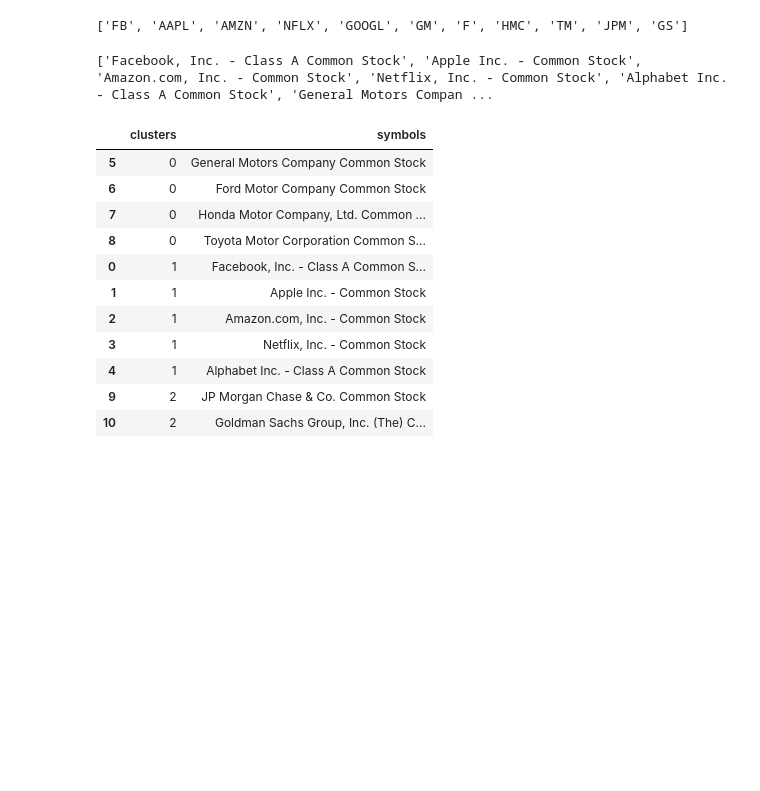
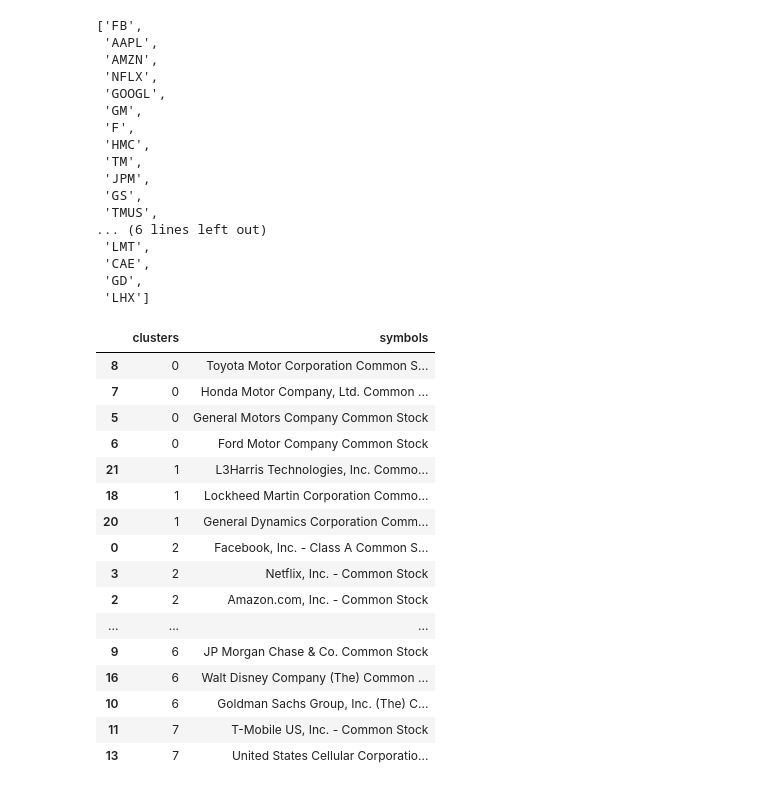
Before and after one commit to RajathInuganti/Stocks, a Jupyter notebook: models/KMeansArrayed.ipynb, the cells around one changed output. Cells and saved outputs as stored; diff of their text form; code cells hidden in the pictures; blank space fills up the shorter version.

Commit message:
fix utility function and kmeans bugs, also add findings directory with pics

```diff
--- a/models/KMeansArrayed.ipynb
+++ b/models/KMeansArrayed.ipynb
@@ -152,22 +152,45 @@ def KMeansArrayedStocks(stocks, k=5, max_iter=1000):
 # %%
 FAANG = ['FB', 'AAPL', 'AMZN', 'NFLX', 'GOOGL']
 automobiles = ['GM', 'F', 'HMC', 'TM']
 financial = ['JPM', 'MS', 'GS']
-stocks_to_analyze = FAANG + automobiles + financial
+telecom = ['TMUS', 'RCI', 'USM']
+entertainment = ['EA', 'ATVI', 'DIS', 'IMAX']
+defense = ['LMT', 'CAE', 'GD', 'LHX']
+stocks_to_analyze = FAANG + automobiles + financial + telecom + entertainment + defense
 
-KMeansArrayedStocks(stocks_to_analyze, k=3, max_iter=1000)
+KMeansArrayedStocks(stocks_to_analyze, k=8, max_iter=2000)
 # %% [output]
-['FB', 'AAPL', 'AMZN', 'NFLX', 'GOOGL', 'GM', 'F', 'HMC', 'TM', 'JPM', 'GS']
+['FB',
+ 'AAPL',
+ 'AMZN',
+ 'NFLX',
+ 'GOOGL',
+ 'GM',
+ 'F',
+ 'HMC',
+ 'TM',
+ 'JPM',
+ 'GS',
+ 'TMUS',
+... (6 lines left out)
+ 'LMT',
+ 'CAE',
+ 'GD',
+ 'LHX']
-['Facebook, Inc. - Class A Common Stock', 'Apple Inc. - Common Stock', 'Amazon.com, Inc. - Common Stock', 'Netflix, Inc. - Common Stock', 'Alphabet Inc. - Class A Common Stock', 'General Motors Compan ...
 |  | clusters | symbols |
+| 8 | 0 | Toyota Motor Corporation Common S... |
+| 7 | 0 | Honda Motor Company, Ltd. Common ... |
 | 5 | 0 | General Motors Company Common Stock |
 | 6 | 0 | Ford Motor Company Common Stock |
-| 7 | 0 | Honda Motor Company, Ltd. Common ... |
-| 8 | 0 | Toyota Motor Corporation Common S... |
-| 0 | 1 | Facebook, Inc. - Class A Common S... |
-| 1 | 1 | Apple Inc. - Common Stock |
-| 2 | 1 | Amazon.com, Inc. - Common Stock |
-| 3 | 1 | Netflix, Inc. - Common Stock |
-| 4 | 1 | Alphabet Inc. - Class A Common Stock |
-| 9 | 2 | JP Morgan Chase & Co. Common Stock |
-| 10 | 2 | Goldman Sachs Group, Inc. (The) C... |
+| 21 | 1 | L3Harris Technologies, Inc. Commo... |
+| 18 | 1 | Lockheed Martin Corporation Commo... |
+| 20 | 1 | General Dynamics Corporation Comm... |
+| 0 | 2 | Facebook, Inc. - Class A Common S... |
+| 3 | 2 | Netflix, Inc. - Common Stock |
+| 2 | 2 | Amazon.com, Inc. - Common Stock |
+| ... | ... | ... |
+| 9 | 6 | JP Morgan Chase & Co. Common Stock |
+| 16 | 6 | Walt Disney Company (The) Common ... |
+| 10 | 6 | Goldman Sachs Group, Inc. (The) C... |
+| 11 | 7 | T-Mobile US, Inc. - Common Stock |
+| 13 | 7 | United States Cellular Corporatio... |
```
Also changed, not shown: 5 other files.
